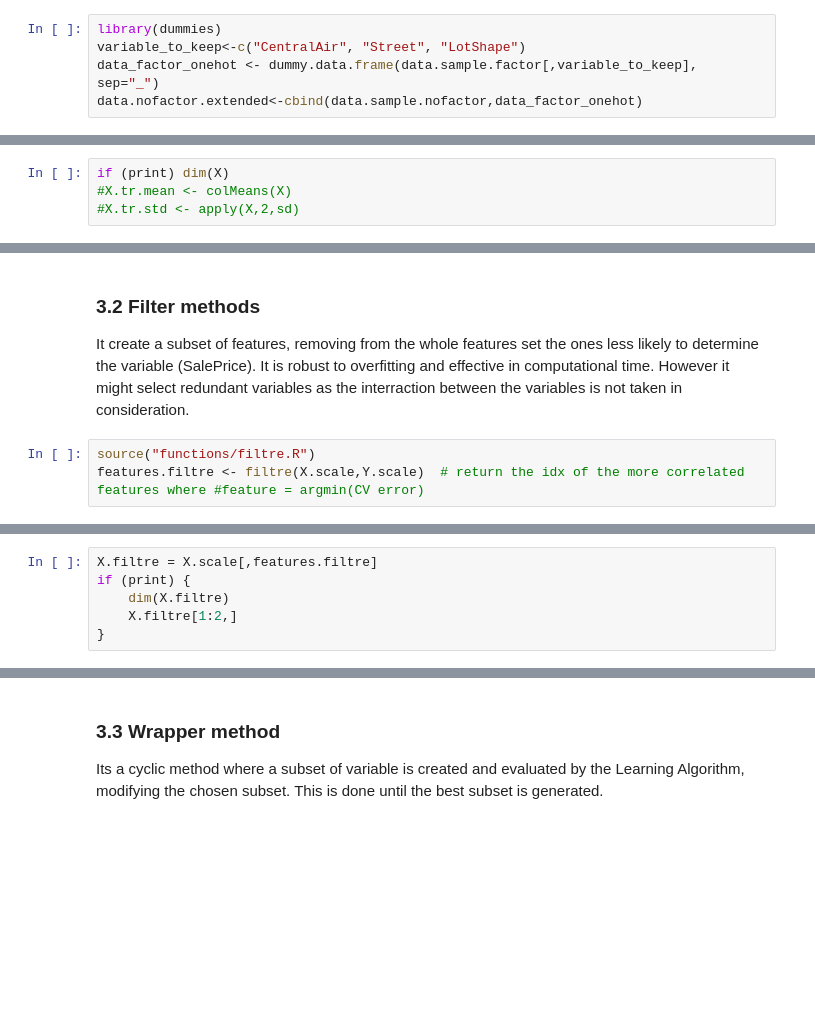
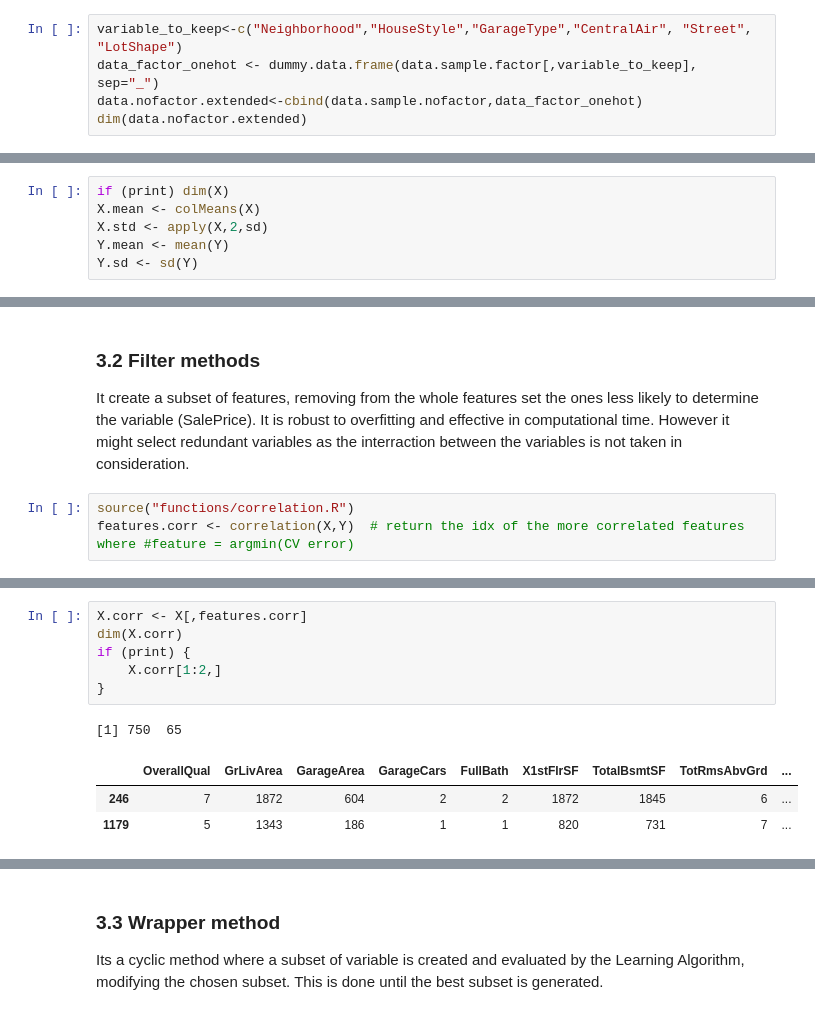
Before and after one commit to BBberghman/INFOF422-Kaggle, a Jupyter notebook: INFOF422_BerghmanErica.ipynb, the cells around one changed output, grey strips where cells are left out. Drawn from its saved outputs; the diff is of its cells as text; blank space fills up the shorter version.

```diff
--- a/INFOF422_BerghmanErica.ipynb
+++ b/INFOF422_BerghmanErica.ipynb
@@ -66,7 +78,7 @@ if (print) summary(data.sample.factor)
 # %% [markdown]
 Some of them are then added. (TODO justification)
 # %%
-library(dummies)
-variable_to_keep<-c("CentralAir", "Street", "LotShape")
+variable_to_keep<-c("Neighborhood","HouseStyle","GarageType","CentralAir", "Street", "LotShape")
 data_factor_onehot <- dummy.data.frame(data.sample.factor[,variable_to_keep], sep="_")
 data.nofactor.extended<-cbind(data.sample.nofactor,data_factor_onehot)
+dim(data.nofactor.extended)
@@ -138,6 +131,8 @@ N<-nrow(X)    #Number of examples
 n<-ncol(X)    #Number of input variables
 # %%
 if (print) dim(X)
-#X.tr.mean <- colMeans(X)
-#X.tr.std <- apply(X,2,sd)
+X.mean <- colMeans(X)
+X.std <- apply(X,2,sd)
+Y.mean <- mean(Y)
+Y.sd <- sd(Y)
 # %% [output]
@@ -147,5 +142,5 @@ if (print) dim(X)
 
    It create a subset of features, removing from the whole features set the ones less likely to determine the variable (SalePrice). It is robust to overfitting and effective in computational time. However it might select redundant variables as the interraction between the variables is not taken in consideration.
 # %%
-source("functions/filtre.R")
-features.filtre <- filtre(X.scale,Y.scale)  # return the idx of the more correlated features where #feature = argmin(CV error)
+source("functions/correlation.R")
+features.corr <- correlation(X,Y)  # return the idx of the more correlated features where #feature = argmin(CV error)
@@ -152,8 +165,13 @@ features.filtre <- filtre(X.scale,Y.scale)  # return the idx of the more correla
 # %%
-X.filtre = X.scale[,features.filtre]
+X.corr <- X[,features.corr]
+dim(X.corr)
 if (print) {
-    dim(X.filtre)
-    X.filtre[1:2,]
+    X.corr[1:2,]
 }
+# %% [output]
+[1] 750  65
+|  | OverallQual | GrLivArea | GarageArea | GarageCars | FullBath | X1stFlrSF | TotalBsmtSF | TotRmsAbvGrd | ... |
+| 246 | 7 | 1872 | 604 | 2 | 2 | 1872 | 1845 | 6 | ... |
+| 1179 | 5 | 1343 | 186 | 1 | 1 | 820 | 731 | 7 | ... |
 # %%
 source("functions/mRMR.R")
```
Also changed, not shown: parts of 29 cells of this notebook, 4 other files.
